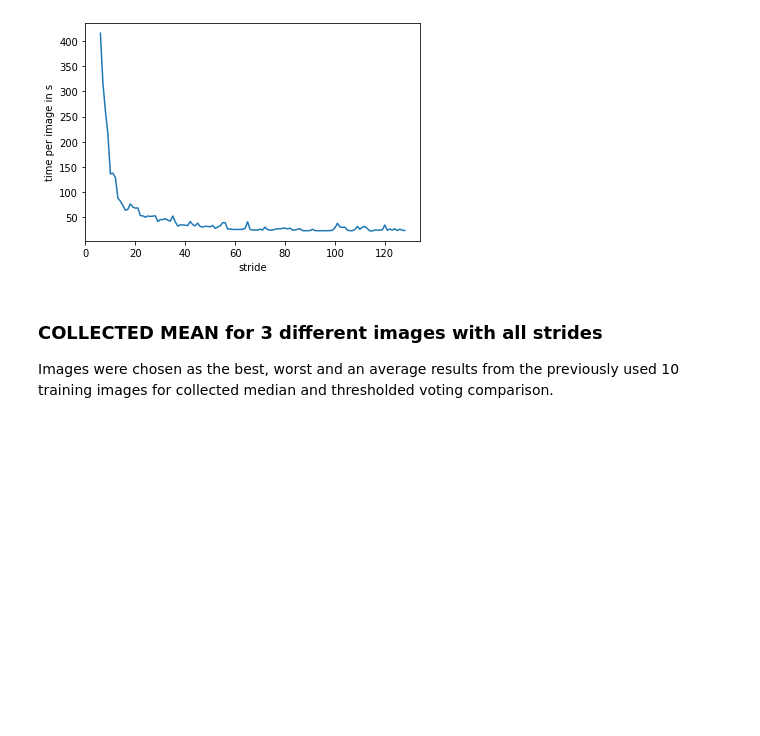
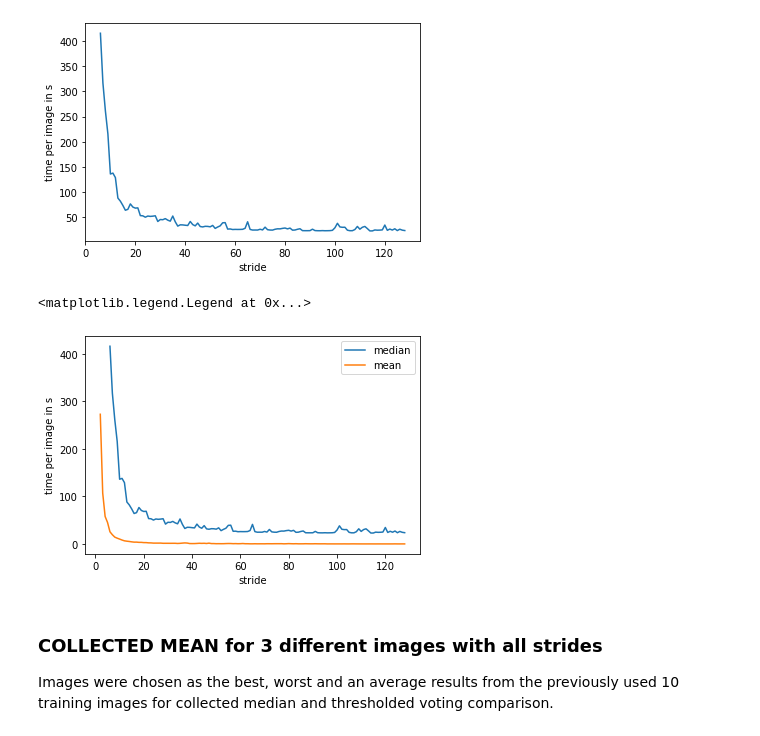
Before and after one commit to trnal/dp3-python-shared, a Jupyter notebook: visualizations/collecting_output_2.ipynb, the cells around one changed output. Cells and saved outputs as stored; diff of their text form; code cells hidden in the pictures; blank space fills up the shorter version.

```diff
--- a/visualizations/collecting_output_2.ipynb
+++ b/visualizations/collecting_output_2.ipynb
@@ -277,6 +427,17 @@ plt.ylabel('time per image in s')
 # %% [output]
 Text(0, 0.5, 'time per image in s')
 [figure]
+# %%
+df2 = pd.read_csv(DUMPS_PATH + 'collected_output_mean.csv', index_col=0)
+plt.plot(df['stride'], df['time'], label = "median")
+plt.plot(df2.head(127)['stride'], df2.head(127)['time'], label = "mean")
+
+plt.xlabel('stride')
+plt.ylabel('time per image in s')
+plt.legend()
+# %% [output]
+<matplotlib.legend.Legend at 0x...>
+[figure, added]
 # %% [markdown]
 ### COLLECTED MEAN for 3 different images with all strides
 
```
Also changed, not shown: parts of 12 cells of this notebook, 3 other files.
